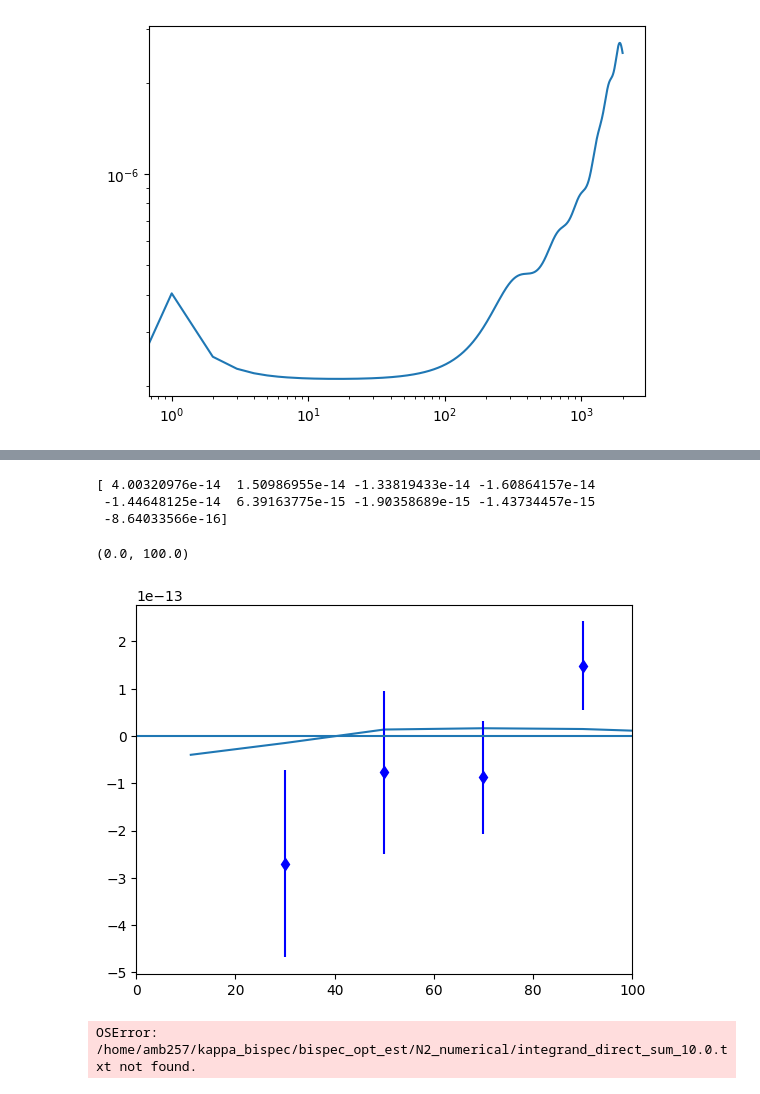
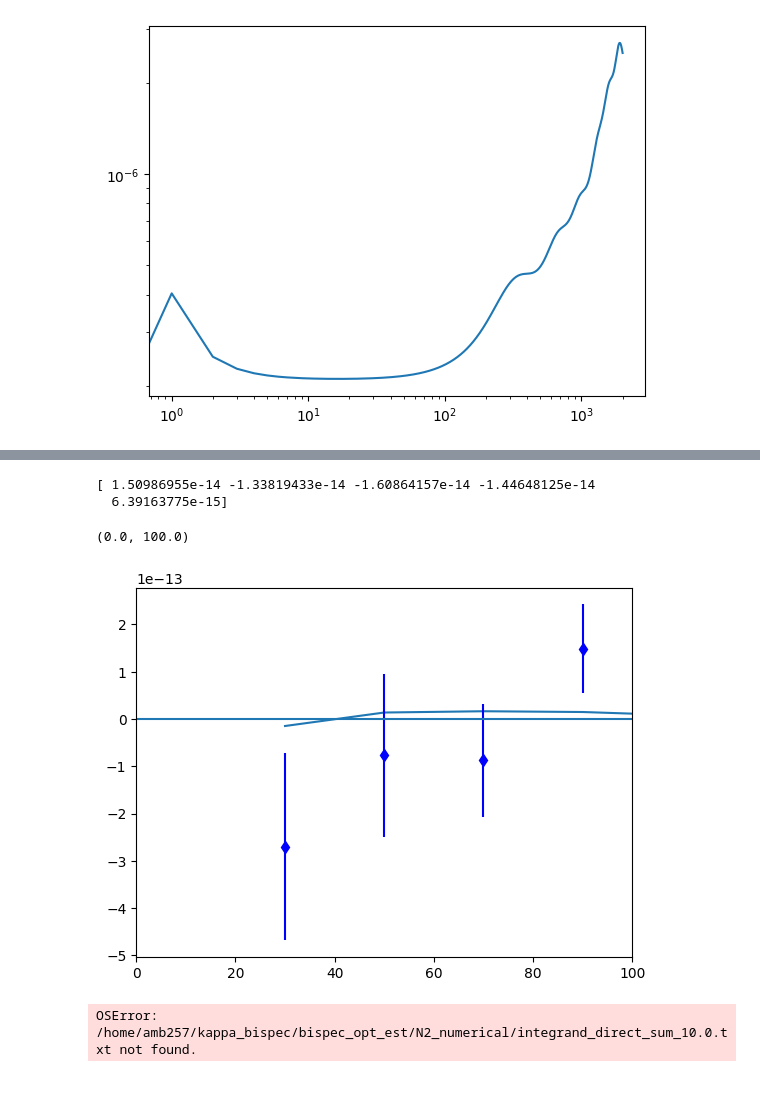
Before and after one commit to aleksandrbowkis/bispec_opt_est, a Jupyter notebook: N2_numerical/N2_tests.ipynb, the cells around one changed output, grey strips where cells are left out. Saved outputs shown, nothing was run; the diff lists cells and outputs as text; code cells hidden in the pictures.

```diff
--- a/N2_numerical/N2_tests.ipynb
+++ b/N2_numerical/N2_tests.ipynb
@@ -194,16 +194,15 @@ plt.legend()
 # %%
-bin_mid, binning_test = np.load('/home/amb257/kappa_bispec/bispec_opt_est/N2_numerical/Binning_effects/binning_tests_outputs/binned_equilateral.npy')
+bin_mid, binning_test = np.load('/home/amb257/kappa_bispec/bispec_opt_est/N2_numerical/Binning_effects/outputs/binned_equilateral.npy')
 print(binning_test)
 plt.plot(bin_mid, -1* binning_test)
 plt.errorbar(L_opt_equi, opt_est_equi, yerr = err_equi, fmt='bd', label = 'optimal estimator folded configuration')
 plt.hlines(0, 0, 1000)
 plt.xlim(0,100)
 # %% [output]
-[ 4.00320976e-14  1.50986955e-14 -1.33819433e-14 -1.60864157e-14
- -1.44648125e-14  6.39163775e-15 -1.90358689e-15 -1.43734457e-15
- -8.64033566e-16]
+[ 1.50986955e-14 -1.33819433e-14 -1.60864157e-14 -1.44648125e-14
+  6.39163775e-15]
 (0.0, 100.0)
-[figure, old version]
+[figure, new version]
 # %%
 # Load in the integrand used for the direct sum calculation
 ell, integrand = np.loadtxt('/home/amb257/kappa_bispec/bispec_opt_est/N2_numerical/integrand_direct_sum_10.0.txt')
```
Also changed, not shown: parts of 3 cells of this notebook, 26 other files.
